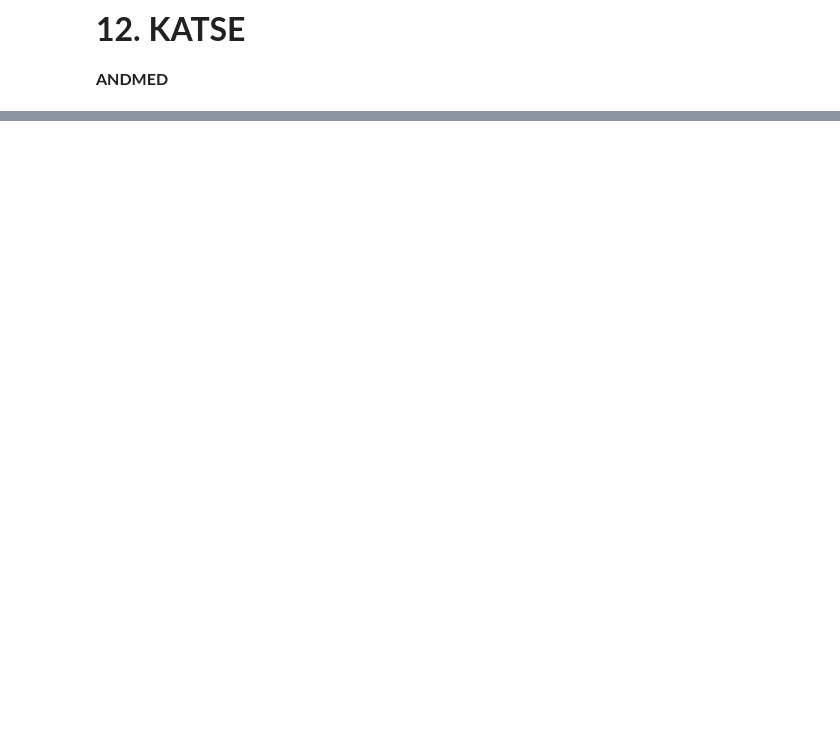
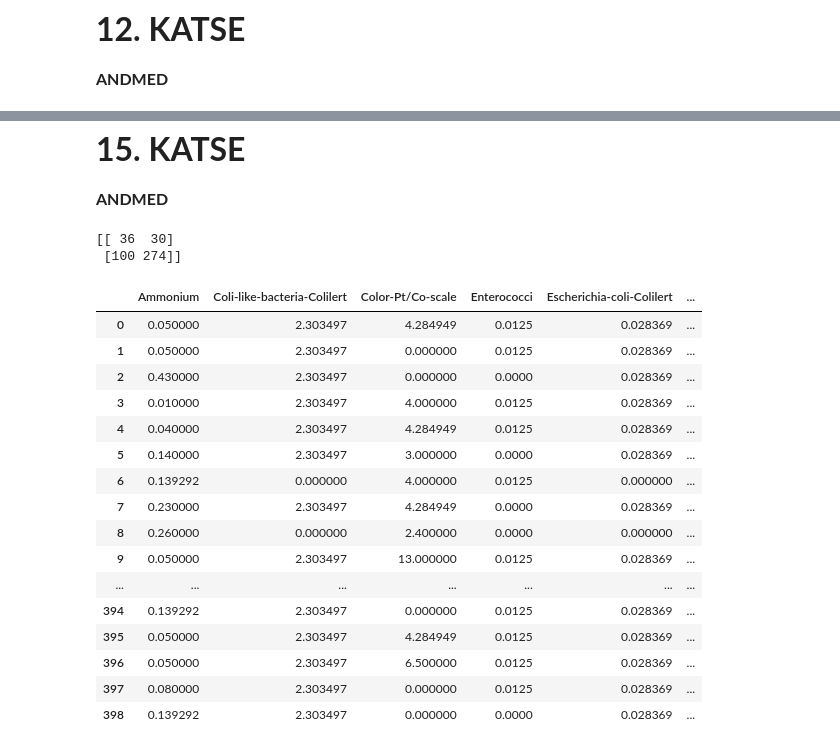
Before and after one commit to arturhendrik/WaterQuality, a Jupyter notebook: Projekt.ipynb, the cells around one changed output, grey strips where cells are left out. Cells and saved outputs as stored; diff of their text form; code cells hidden in the pictures; blank space fills up the shorter version.

Commit message:
katsed ja final fail

```diff
--- a/Projekt.ipynb
+++ b/Projekt.ipynb
@@ -14,8 +14,6 @@ from sklearn.svm import SVC
 from sklearn.ensemble import HistGradientBoostingClassifier as HGBC
 from sklearn.metrics import confusion_matrix
 import winsound
-pd.set_option('display.max_rows', 1000)
-pd.set_option('display.max_columns', 500)
 # %% [markdown]
 <font size=3>**FUNKTSIOONID**<font>
 # %%
@@ -901,0 +1025,4 @@ SyntaxError: invalid syntax (1964924789.py, line 4)
+# %% [markdown]
+<font size=6>**15. KATSE**<font>
+# %% [markdown]
+<font size=3>**ANDMED**<font>
@@ -901,0 +1045,50 @@ SyntaxError: invalid syntax (1964924789.py, line 4)
+# %%
+train_df = data_2("train.csv")
+
+comp_19, comp_20 = sep_years(train_df)
+comp_21 = gen_comp_21(train_df, comp_19, comp_20)
+
+test_df = comp_21
+
+train_df = pd.concat([comp_19, comp_20], ignore_index=True)
+
+train_df = train_df.fillna(train_df.mean())
+test_df = test_df.fillna(test_df.mean())
+# %%
+
+
+#positive_cases = train_df[train_df["compliance"] == 1]
+#negative_sample = train_df[train_df["compliance"] == 0].sample(int(positive_cases.shape[0]*4.5))
+#df = pd.concat([positive_cases, negative_sample], ignore_index=True)
+
+X_train = train_df.drop(columns="compliance")
+y_train = train_df["compliance"]
+X_val = test_df.drop(columns="compliance")
+y_val = test_df["compliance"]
+
+model = RFC().fit(X_train, y_train)
+pred = model.predict(X_val)
+X_val["res"] = pred
+matrix = confusion_matrix(y_val.values, pred, labels=[1,0])
+print(matrix)
+X_val
+# %% [output]
+[[ 36  30]
+ [100 274]]
+|  | Ammonium | Coli-like-bacteria-Colilert | Color-Pt/Co-scale | Enterococci | Escherichia-coli-Colilert | ... |
+| 0 | 0.050000 | 2.303497 | 4.284949 | 0.0125 | 0.028369 | ... |
+| 1 | 0.050000 | 2.303497 | 0.000000 | 0.0125 | 0.028369 | ... |
+| 2 | 0.430000 | 2.303497 | 0.000000 | 0.0000 | 0.028369 | ... |
+| 3 | 0.010000 | 2.303497 | 4.000000 | 0.0125 | 0.028369 | ... |
+| 4 | 0.040000 | 2.303497 | 4.284949 | 0.0125 | 0.028369 | ... |
+| 5 | 0.140000 | 2.303497 | 3.000000 | 0.0000 | 0.028369 | ... |
+| 6 | 0.139292 | 0.000000 | 4.000000 | 0.0125 | 0.000000 | ... |
+| 7 | 0.230000 | 2.303497 | 4.284949 | 0.0000 | 0.028369 | ... |
+| 8 | 0.260000 | 0.000000 | 2.400000 | 0.0000 | 0.000000 | ... |
+| 9 | 0.050000 | 2.303497 | 13.000000 | 0.0125 | 0.028369 | ... |
+| ... | ... | ... | ... | ... | ... | ... |
+| 394 | 0.139292 | 2.303497 | 0.000000 | 0.0125 | 0.028369 | ... |
+| 395 | 0.050000 | 2.303497 | 4.284949 | 0.0125 | 0.028369 | ... |
+| 396 | 0.050000 | 2.303497 | 6.500000 | 0.0125 | 0.028369 | ... |
+| 397 | 0.080000 | 2.303497 | 0.000000 | 0.0125 | 0.028369 | ... |
+| 398 | 0.139292 | 2.303497 | 0.000000 | 0.0000 | 0.028369 | ... |
```
Also changed, not shown: parts of 41 cells of this notebook, 2 other files.
